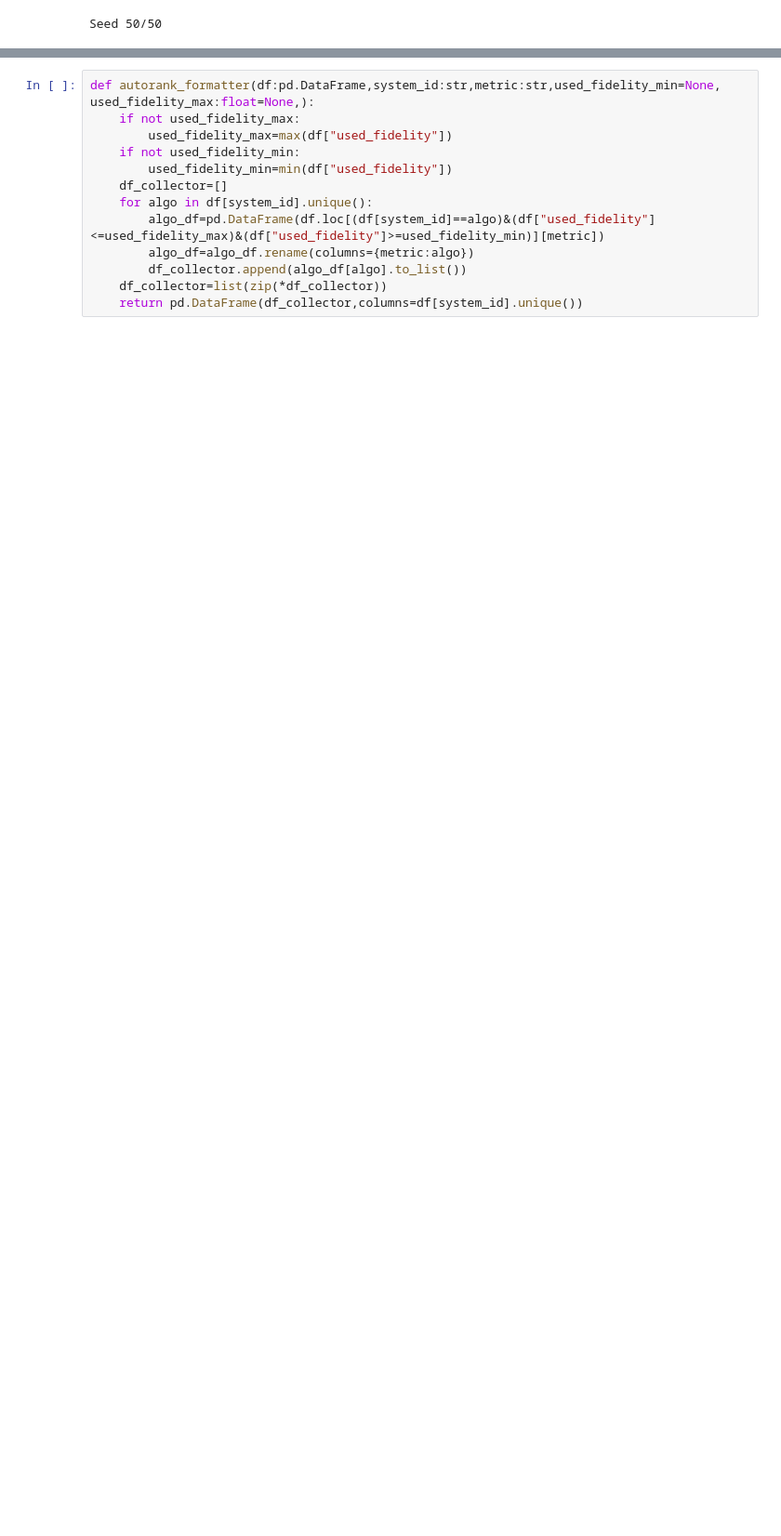
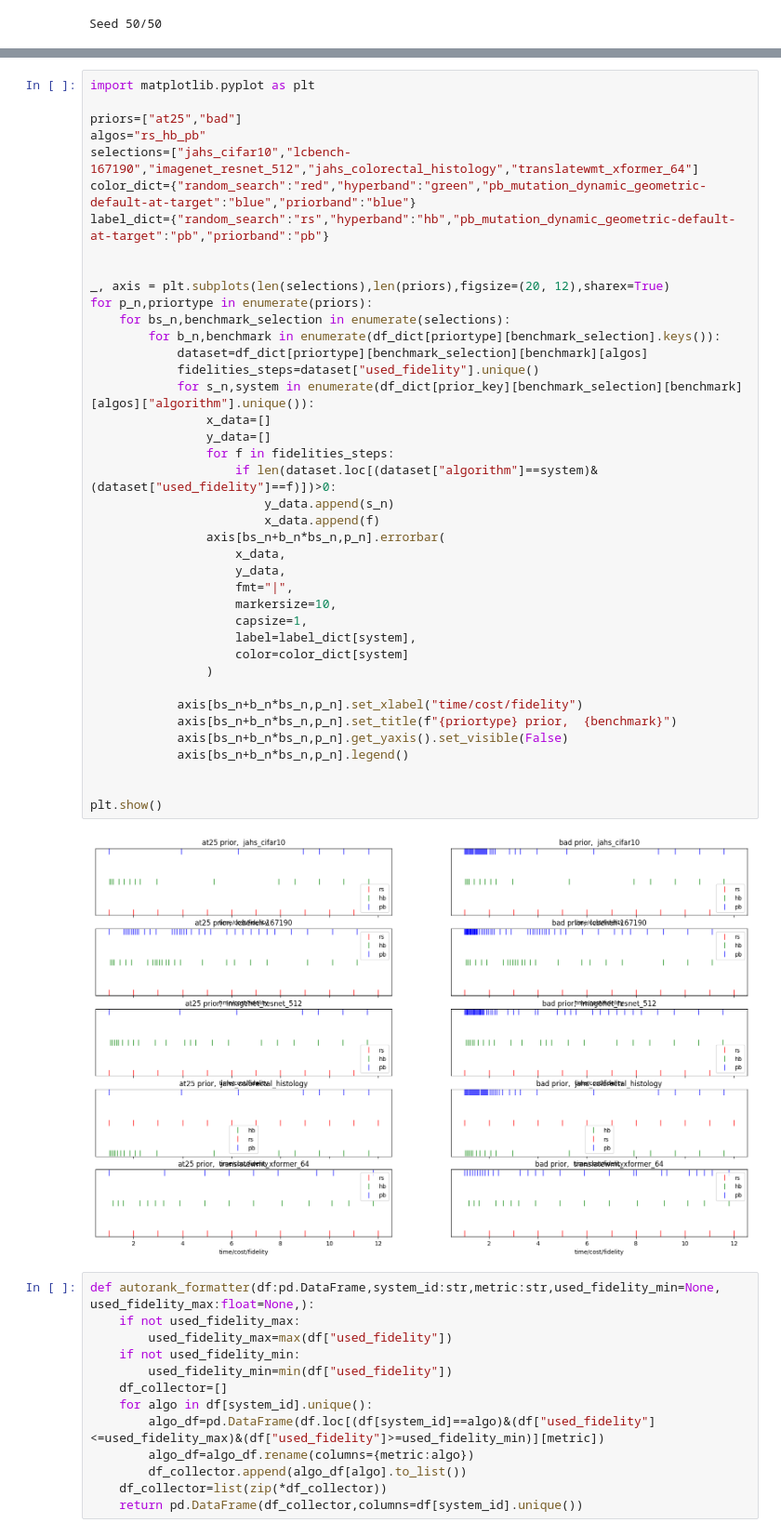
Before and after one commit to automl-private/significance_analysis, a Jupyter notebook: 10_10_to_17_10/priorband_autorank.ipynb, the cells around one changed output, grey strips where cells are left out. Shown at 93% size. Cells and saved outputs as stored; diff of their text form; blank space fills up the shorter version.

```diff
--- a/10_10_to_17_10/priorband_autorank.ipynb
+++ b/10_10_to_17_10/priorband_autorank.ipynb
@@ -33,3 +49,45 @@ for priortype in df["prior"].unique():
+# %%
+import matplotlib.pyplot as plt
+
+priors=["at25","bad"]
+algos="rs_hb_pb"
+selections=["jahs_cifar10","lcbench-167190","imagenet_resnet_512","jahs_colorectal_histology","translatewmt_xformer_64"]
+color_dict={"random_search":"red","hyperband":"green","pb_mutation_dynamic_geometric-default-at-target":"blue","priorband":"blue"}
+label_dict={"random_search":"rs","hyperband":"hb","pb_mutation_dynamic_geometric-default-at-target":"pb","priorband":"pb"}
+
+
+_, axis = plt.subplots(len(selections),len(priors),figsize=(20, 12),sharex=True)
+for p_n,priortype in enumerate(priors):
+    for bs_n,benchmark_selection in enumerate(selections):
+        for b_n,benchmark in enumerate(df_dict[priortype][benchmark_selection].keys()):
+            dataset=df_dict[priortype][benchmark_selection][benchmark][algos]
+            fidelities_steps=dataset["used_fidelity"].unique()
+            for s_n,system in enumerate(df_dict[prior_key][benchmark_selection][benchmark][algos]["algorithm"].unique()):
+                x_data=[]
+                y_data=[]
+                for f in fidelities_steps:
+                    if len(dataset.loc[(dataset["algorithm"]==system)&(dataset["used_fidelity"]==f)])>0:
+                        y_data.append(s_n)
+                        x_data.append(f)
+                axis[bs_n+b_n*bs_n,p_n].errorbar(
+                    x_data,
+                    y_data,
+                    fmt="|",
+                    markersize=10,
+                    capsize=1,
+                    label=label_dict[system],
+                    color=color_dict[system]
+                )
+
+            axis[bs_n+b_n*bs_n,p_n].set_xlabel("time/cost/fidelity")
+            axis[bs_n+b_n*bs_n,p_n].set_title(f"{priortype} prior,  {benchmark}")
+            axis[bs_n+b_n*bs_n,p_n].get_yaxis().set_visible(False)
+            axis[bs_n+b_n*bs_n,p_n].legend()
+
+
+plt.show()
+# %% [output]
+[figure, added]
 # %%
 def autorank_formatter(df:pd.DataFrame,system_id:str,metric:str,used_fidelity_min=None, used_fidelity_max:float=None,):
     if not used_fidelity_max:
```
Also changed, not shown: parts of 8 cells of this notebook, 3 other files.
